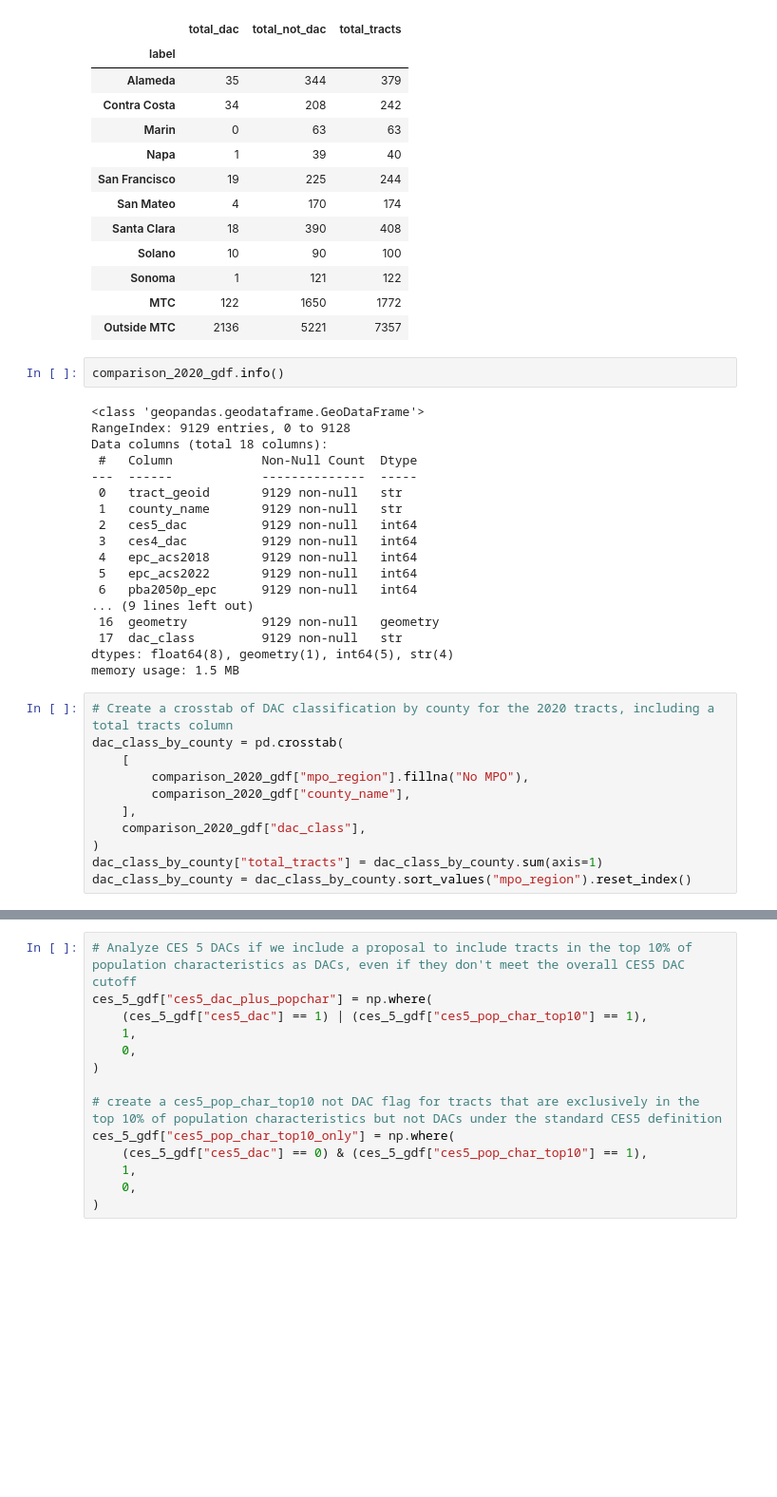
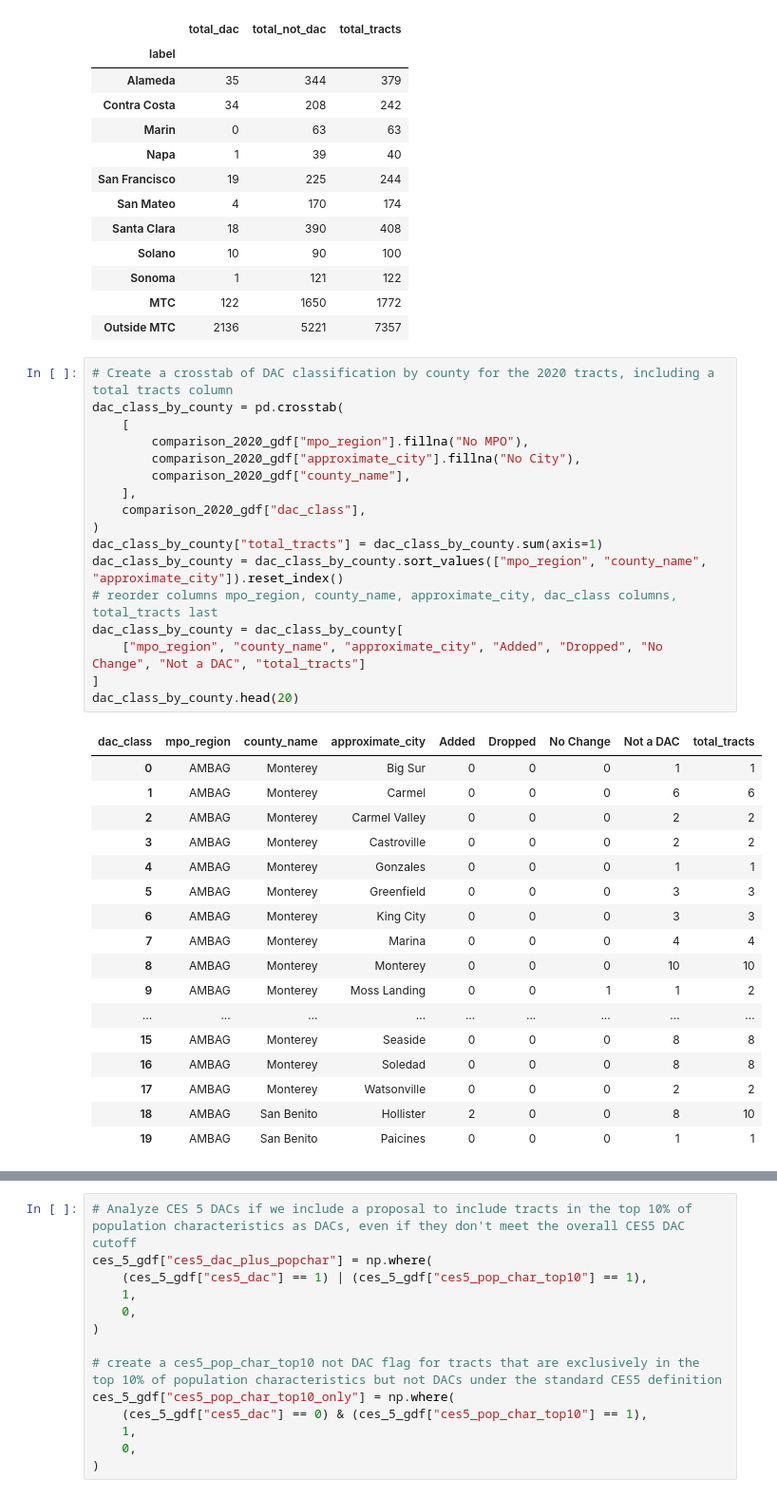
Before and after one commit to BayAreaMetro/Spatial-Analysis-Mapping-Projects, a Jupyter notebook: Project-Documentation/CalEnviroScreen-Comparison-Analysis/ces_4_and_5_change_analysis.ipynb, the cells around one changed output, grey strips where cells are left out. Shown at 95% size. Cells and saved outputs as stored; diff of their text form; blank space fills up the shorter version.

Commit message:
Update CES comparison

```diff
--- a/Project-Documentation/CalEnviroScreen-Comparison-Analysis/ces_4_and_5_change_analysis.ipynb
+++ b/Project-Documentation/CalEnviroScreen-Comparison-Analysis/ces_4_and_5_change_analysis.ipynb
@@ -573,34 +553,38 @@ CES5 — 2020 tracts: 9129
 | Sonoma | 1 | 121 | 122 |
 | MTC | 122 | 1650 | 1772 |
 | Outside MTC | 2136 | 5221 | 7357 |
-# %%
-comparison_2020_gdf.info()
-# %% [output]
-<class 'geopandas.geodataframe.GeoDataFrame'>
-RangeIndex: 9129 entries, 0 to 9128
-Data columns (total 18 columns):
- #   Column            Non-Null Count  Dtype
----  ------            --------------  -----
- 0   tract_geoid       9129 non-null   str
- 1   county_name       9129 non-null   str
- 2   ces5_dac          9129 non-null   int64
- 3   ces4_dac          9129 non-null   int64
- 4   epc_acs2018       9129 non-null   int64
- 5   epc_acs2022       9129 non-null   int64
- 6   pba2050p_epc      9129 non-null   int64
-... (9 lines left out)
- 16  geometry          9129 non-null   geometry
- 17  dac_class         9129 non-null   str
-dtypes: float64(8), geometry(1), int64(5), str(4)
-memory usage: 1.5 MB
 # %%
 # Create a crosstab of DAC classification by county for the 2020 tracts, including a total tracts column
 dac_class_by_county = pd.crosstab(
     [
         comparison_2020_gdf["mpo_region"].fillna("No MPO"),
+        comparison_2020_gdf["approximate_city"].fillna("No City"),
         comparison_2020_gdf["county_name"],
     ],
     comparison_2020_gdf["dac_class"],
 )
 dac_class_by_county["total_tracts"] = dac_class_by_county.sum(axis=1)
-dac_class_by_county = dac_class_by_county.sort_values("mpo_region").reset_index()
+dac_class_by_county = dac_class_by_county.sort_values(["mpo_region", "county_name", "approximate_city"]).reset_index()
+# reorder columns mpo_region, county_name, approximate_city, dac_class columns, total_tracts last
+dac_class_by_county = dac_class_by_county[
+    ["mpo_region", "county_name", "approximate_city", "Added", "Dropped", "No Change", "Not a DAC", "total_tracts"]
+]
+dac_class_by_county.head(20)
+# %% [output]
+| dac_class | mpo_region | county_name | approximate_city | Added | Dropped | No Change | Not a DAC | total_tracts |
+| 0 | AMBAG | Monterey | Big Sur | 0 | 0 | 0 | 1 | 1 |
+| 1 | AMBAG | Monterey | Carmel | 0 | 0 | 0 | 6 | 6 |
+| 2 | AMBAG | Monterey | Carmel Valley | 0 | 0 | 0 | 2 | 2 |
+| 3 | AMBAG | Monterey | Castroville | 0 | 0 | 0 | 2 | 2 |
+| 4 | AMBAG | Monterey | Gonzales | 0 | 0 | 0 | 1 | 1 |
+| 5 | AMBAG | Monterey | Greenfield | 0 | 0 | 0 | 3 | 3 |
+| 6 | AMBAG | Monterey | King City | 0 | 0 | 0 | 3 | 3 |
+| 7 | AMBAG | Monterey | Marina | 0 | 0 | 0 | 4 | 4 |
+| 8 | AMBAG | Monterey | Monterey | 0 | 0 | 0 | 10 | 10 |
+| 9 | AMBAG | Monterey | Moss Landing | 0 | 0 | 1 | 1 | 2 |
+| ... | ... | ... | ... | ... | ... | ... | ... | ... |
+| 15 | AMBAG | Monterey | Seaside | 0 | 0 | 0 | 8 | 8 |
+| 16 | AMBAG | Monterey | Soledad | 0 | 0 | 0 | 8 | 8 |
+| 17 | AMBAG | Monterey | Watsonville | 0 | 0 | 0 | 2 | 2 |
+| 18 | AMBAG | San Benito | Hollister | 2 | 0 | 0 | 8 | 10 |
+| 19 | AMBAG | San Benito | Paicines | 0 | 0 | 0 | 1 | 1 |
```
Also changed, not shown: parts of 4 cells of this notebook.
